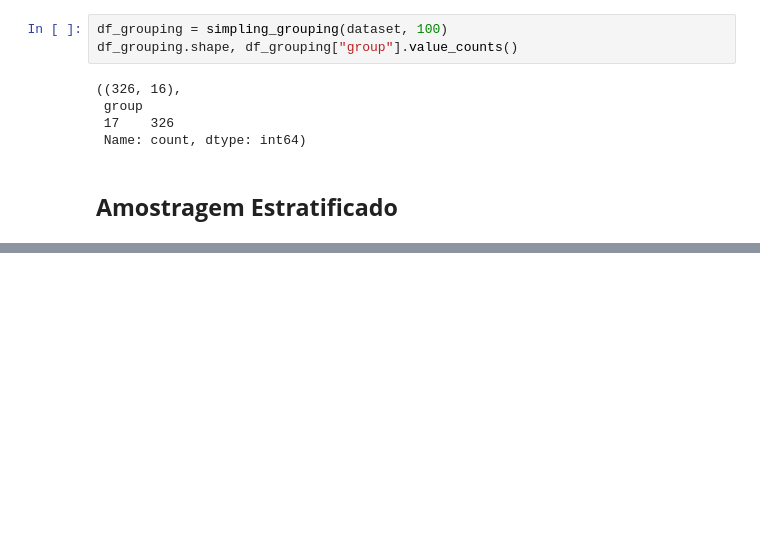
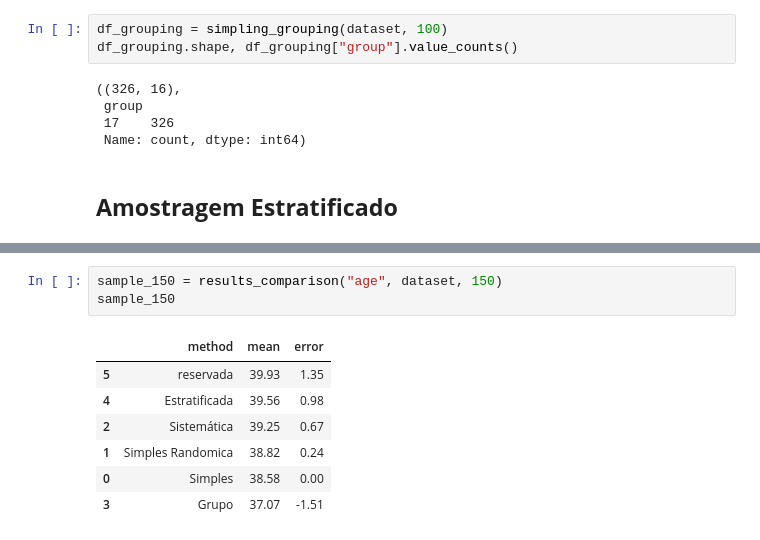
Before and after one commit to AdrianoR85/Estatistica-para-Machine-Learning, a Jupyter notebook: Amostragem.ipynb, the cells around one changed output, grey strips where cells are left out. Saved outputs shown, nothing was run; the diff lists cells and outputs as text; blank space fills up the shorter version.

```diff
--- a/Amostragem.ipynb
+++ b/Amostragem.ipynb
@@ -381,0 +515,11 @@ $$
+# %%
+sample_150 = results_comparison("age", dataset, 150)
+sample_150
+# %% [output]
+|  | method | mean | error |
+| 5 | reservada | 39.93 | 1.35 |
+| 4 | Estratificada | 39.56 | 0.98 |
+| 2 | Sistemática | 39.25 | 0.67 |
+| 1 | Simples Randomica | 38.82 | 0.24 |
+| 0 | Simples | 38.58 | 0.00 |
+| 3 | Grupo | 37.07 | -1.51 |
```
Also changed, not shown: parts of 23 cells of this notebook.
